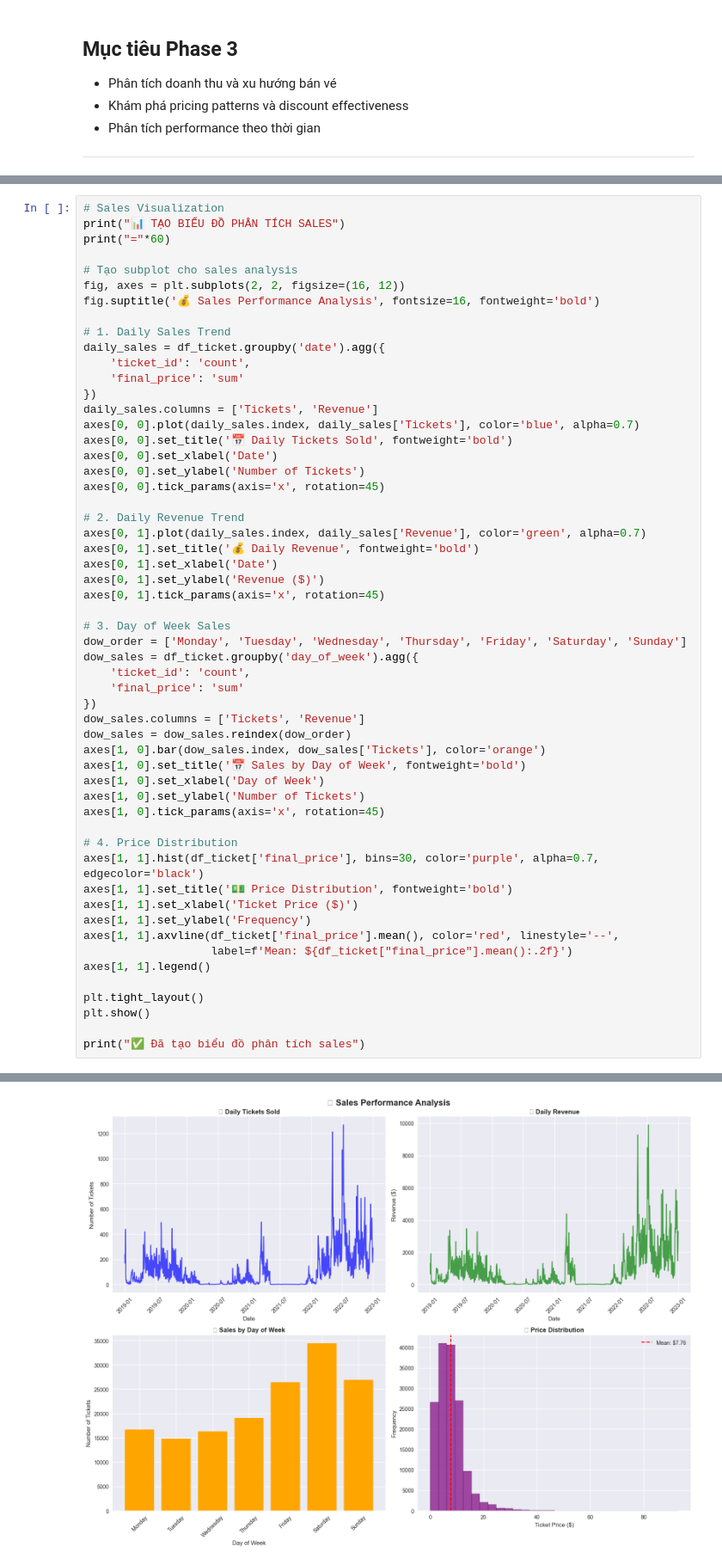
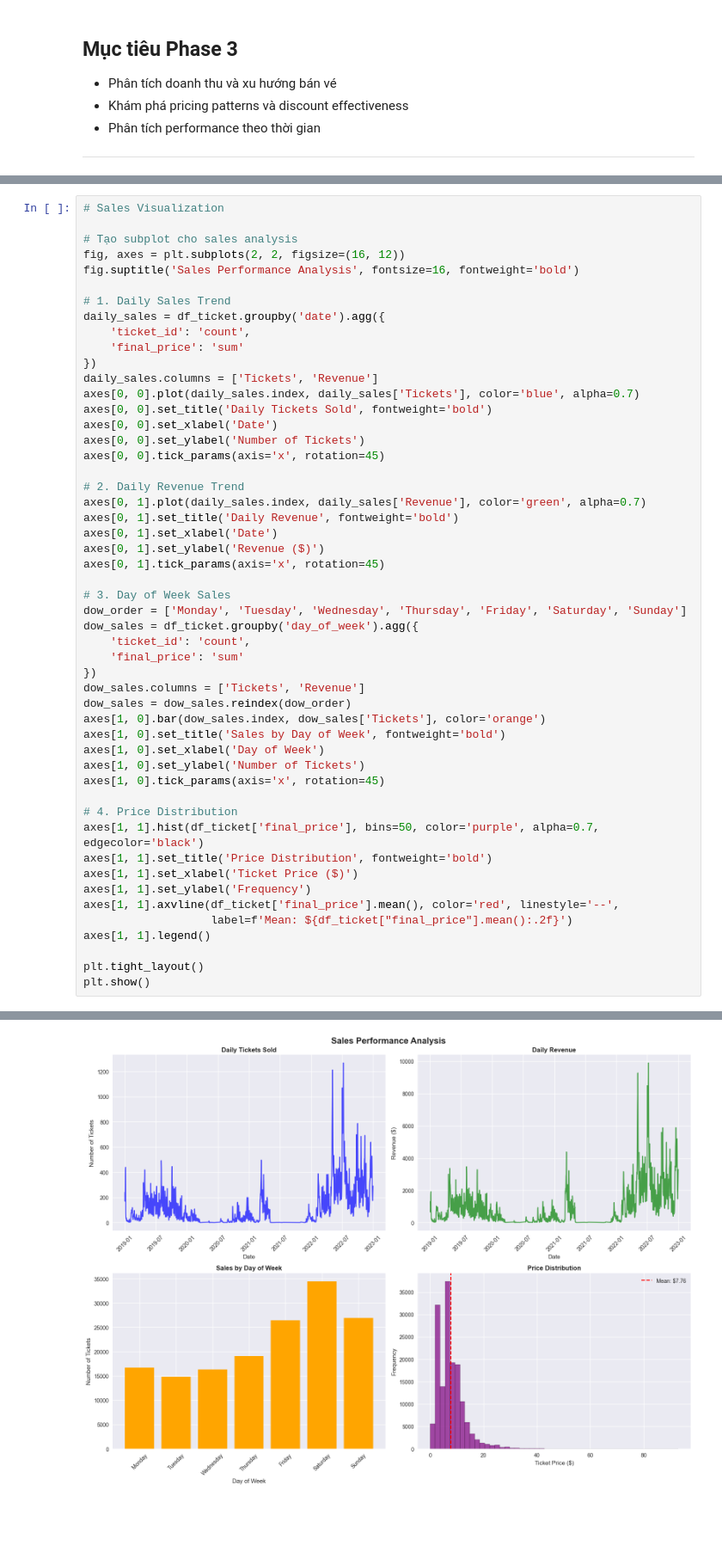
Before and after one commit to LeVanDuy26/Movie-Ticket-Company, a Jupyter notebook: notebooks/02_eda.ipynb, the cells around one changed output, grey strips where cells are left out. Shown at 86% size. Saved outputs shown, nothing was run; the diff lists cells and outputs as text; blank space fills up the shorter version.

```diff
--- a/notebooks/02_eda.ipynb
+++ b/notebooks/02_eda.ipynb
@@ -574,12 +643,10 @@ Tuesday        14791  114163.87
 Wednesday      16278  124245.92
 # %%
 # Sales Visualization
-print("📊 TẠO BIỂU ĐỒ PHÂN TÍCH SALES")
-print("="*60)
 
 # Tạo subplot cho sales analysis
 fig, axes = plt.subplots(2, 2, figsize=(16, 12))
-fig.suptitle('💰 Sales Performance Analysis', fontsize=16, fontweight='bold')
+fig.suptitle('Sales Performance Analysis', fontsize=16, fontweight='bold')
 
 # 1. Daily Sales Trend
 daily_sales = df_ticket.groupby('date').agg({
@@ -588,14 +655,14 @@ daily_sales = df_ticket.groupby('date').agg({
 })
 daily_sales.columns = ['Tickets', 'Revenue']
 axes[0, 0].plot(daily_sales.index, daily_sales['Tickets'], color='blue', alpha=0.7)
-axes[0, 0].set_title('📅 Daily Tickets Sold', fontweight='bold')
+axes[0, 0].set_title('Daily Tickets Sold', fontweight='bold')
 axes[0, 0].set_xlabel('Date')
 axes[0, 0].set_ylabel('Number of Tickets')
 axes[0, 0].tick_params(axis='x', rotation=45)
 
 # 2. Daily Revenue Trend
 axes[0, 1].plot(daily_sales.index, daily_sales['Revenue'], color='green', alpha=0.7)
-axes[0, 1].set_title('💰 Daily Revenue', fontweight='bold')
+axes[0, 1].set_title('Daily Revenue', fontweight='bold')
 axes[0, 1].set_xlabel('Date')
 axes[0, 1].set_ylabel('Revenue ($)')
 axes[0, 1].tick_params(axis='x', rotation=45)
@@ -609,14 +676,14 @@ dow_sales = df_ticket.groupby('day_of_week').agg({
 dow_sales.columns = ['Tickets', 'Revenue']
 dow_sales = dow_sales.reindex(dow_order)
 axes[1, 0].bar(dow_sales.index, dow_sales['Tickets'], color='orange')
-axes[1, 0].set_title('📅 Sales by Day of Week', fontweight='bold')
+axes[1, 0].set_title('Sales by Day of Week', fontweight='bold')
 axes[1, 0].set_xlabel('Day of Week')
 axes[1, 0].set_ylabel('Number of Tickets')
 axes[1, 0].tick_params(axis='x', rotation=45)
 
 # 4. Price Distribution
-axes[1, 1].hist(df_ticket['final_price'], bins=30, color='purple', alpha=0.7, edgecolor='black')
-axes[1, 1].set_title('💵 Price Distribution', fontweight='bold')
+axes[1, 1].hist(df_ticket['final_price'], bins=50, color='purple', alpha=0.7, edgecolor='black')
+axes[1, 1].set_title('Price Distribution', fontweight='bold')
 axes[1, 1].set_xlabel('Ticket Price ($)')
 axes[1, 1].set_ylabel('Frequency')
 axes[1, 1].axvline(df_ticket['final_price'].mean(), color='red', linestyle='--',
@@ -625,6 +692,4 @@ axes[1, 1].legend()
 
 plt.tight_layout()
 plt.show()
-
-print("✅ Đã tạo biểu đồ phân tích sales")
 # %% [output]
@@ -633 +696 @@ print("✅ Đã tạo biểu đồ phân tích sales")
-[figure, old version]
+[figure, new version]
```
Also changed, not shown: parts of 27 cells of this notebook, 9 other files.
